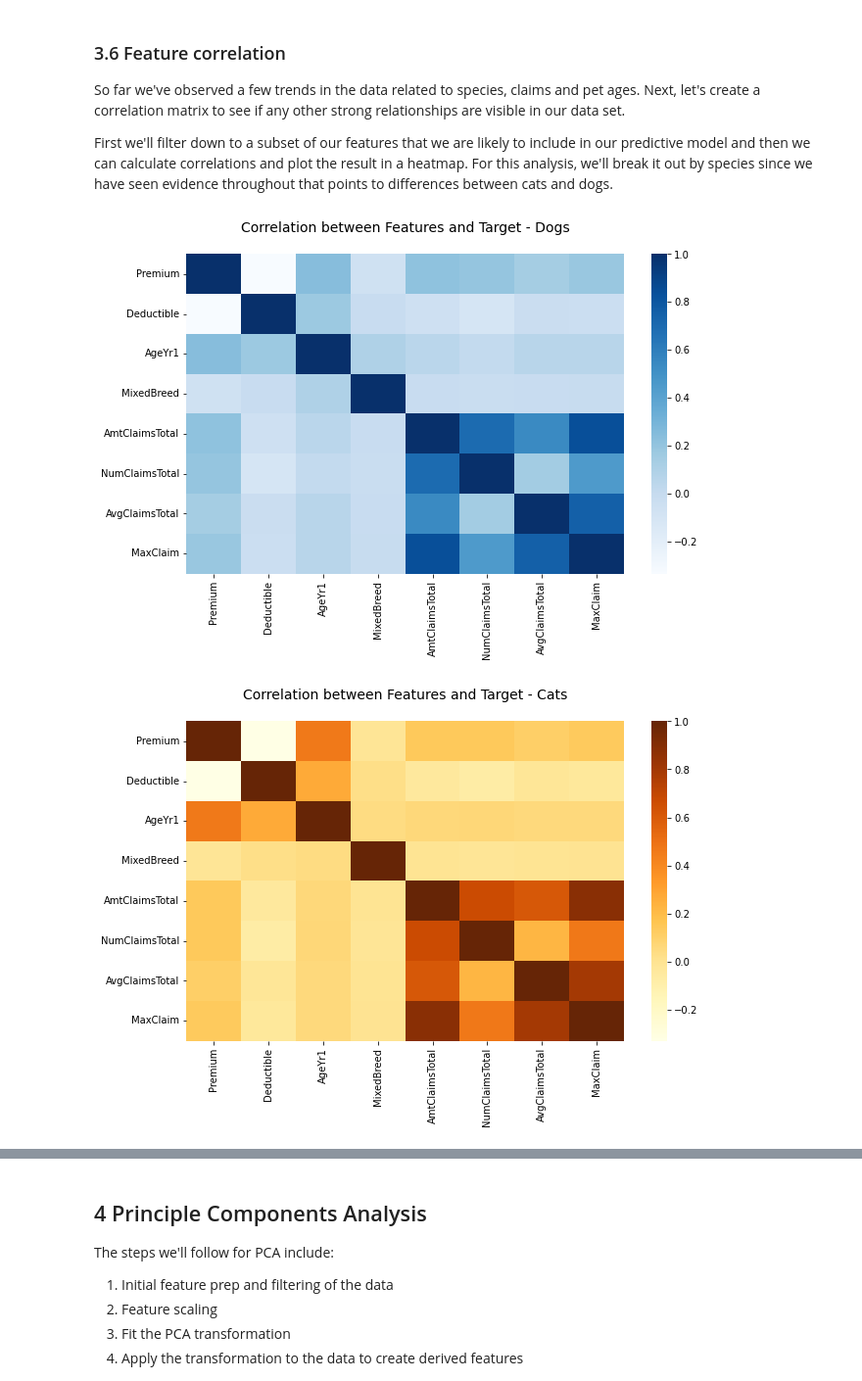
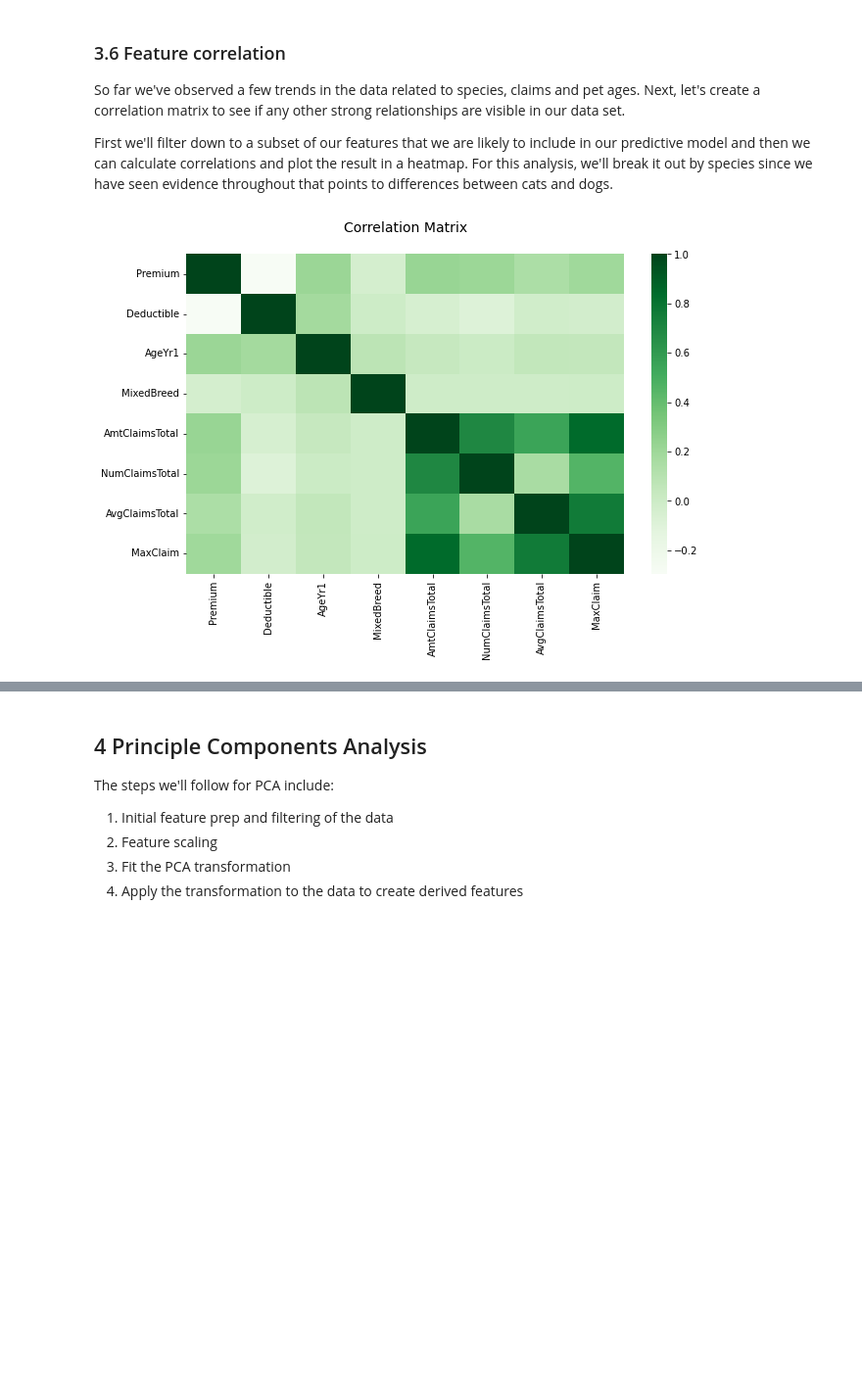
Before and after one commit to stevenrhart/pet-insurance-customer-segmentation, a Jupyter notebook: notebooks/02_pet_insurance_customer_segmentation_eda.ipynb, the cells around one changed output, grey strips where cells are left out. Shown: that part at 98% size. Drawn from its saved outputs; the diff is of its cells as text; code cells hidden in the pictures; blank space fills up the shorter version.

```diff
--- a/notebooks/02_pet_insurance_customer_segmentation_eda.ipynb
+++ b/notebooks/02_pet_insurance_customer_segmentation_eda.ipynb
@@ -296,33 +295,20 @@ So far we've observed a few trends in the data related to species, claims and pe
 
 First we'll filter down to a subset of our features that we are likely to include in our predictive model and then we can calculate correlations and plot the result in a heatmap. For this analysis, we'll break it out by species since we have seen evidence throughout that points to differences between cats and dogs.
 # %%
-# Filter data by species
-cats = pets[pets.Species == 'Cat']
-dogs = pets[pets.Species == 'Dog']
-
 # Filter species dfs down the a subset of features
 cols = ['Premium', 'Deductible', 'AgeYr1', 'MixedBreed', 'AmtClaimsTotal', 'NumClaimsTotal',
         'AvgClaimsTotal', 'MaxClaim']
-cats_filtered = cats[cols]
-dogs_filtered = dogs[cols]
+pets_filtered = pets[cols]
 # %%
-# Create correlation matrices
-cats_corr = cats_filtered.corr()
-dogs_corr = dogs_filtered.corr()
+# Create correlation matrix
+pets_corr = pets_filtered.corr()
 
 # Plot the corresponding heatmaps
 plt.figure(figsize=(10,6))
-_ = sns.heatmap(dogs_corr, cmap="Blues")
-plt.title("Correlation between Features and Target - Dogs", y=1.05, fontsize=14)
-plt.savefig('../figures/Feature-Correlation-Dogs.png')
+_ = sns.heatmap(pets_corr, cmap="Greens")
+plt.title("Correlation Matrix", y=1.05, fontsize=14)
+plt.savefig('../figures/Feature-Correlation.png')
 plt.show()
-
-plt.figure(figsize=(10,6))
-_ = sns.heatmap(cats_corr, cmap="YlOrBr")
-plt.title("Correlation between Features and Target - Cats", y=1.05, fontsize=14)
-plt.savefig('../figures/Feature-Correlation-Cats.png')
-plt.show()
 # %% [output]
-[figure, old version]
+[figure, new version]
-[figure, removed]
 # %% [raw]
```
Also changed, not shown: parts of 20 cells of this notebook, 5 other files.
